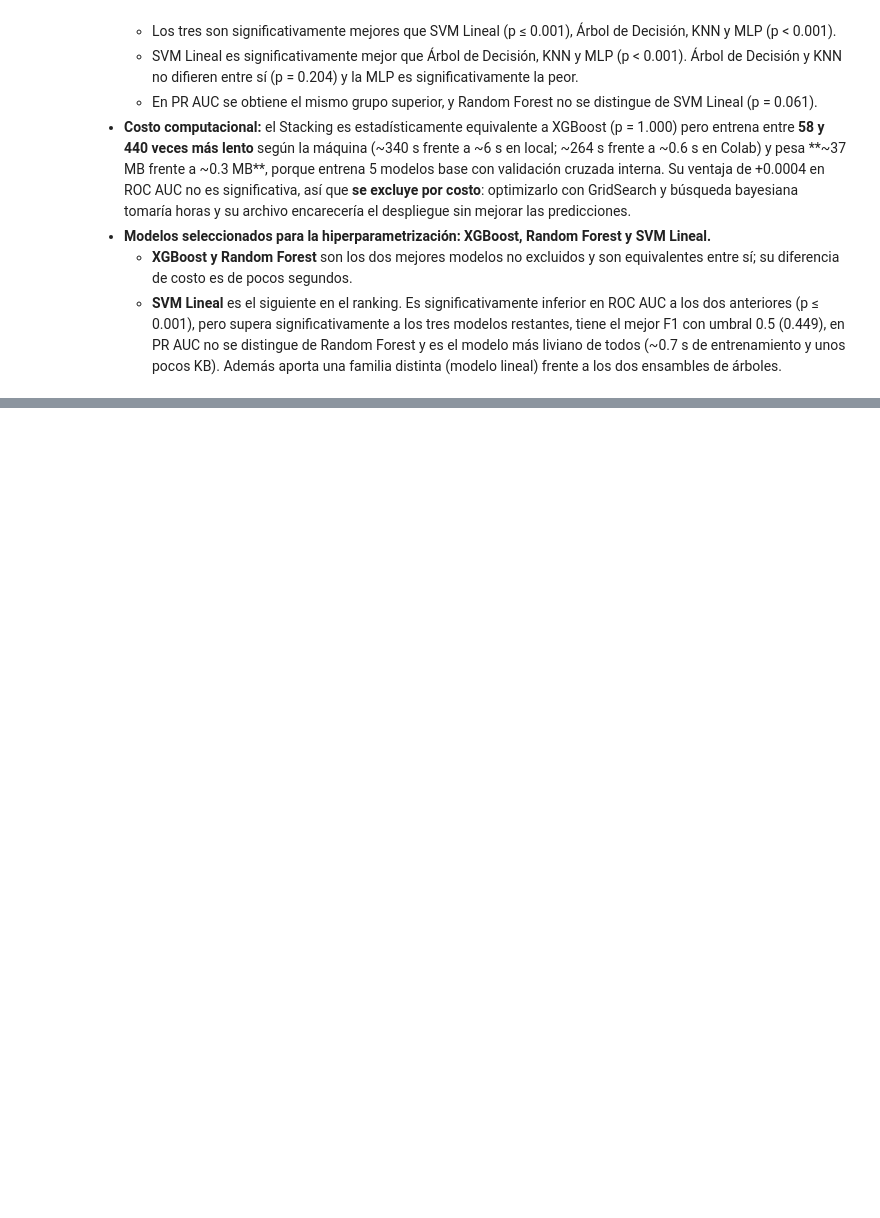
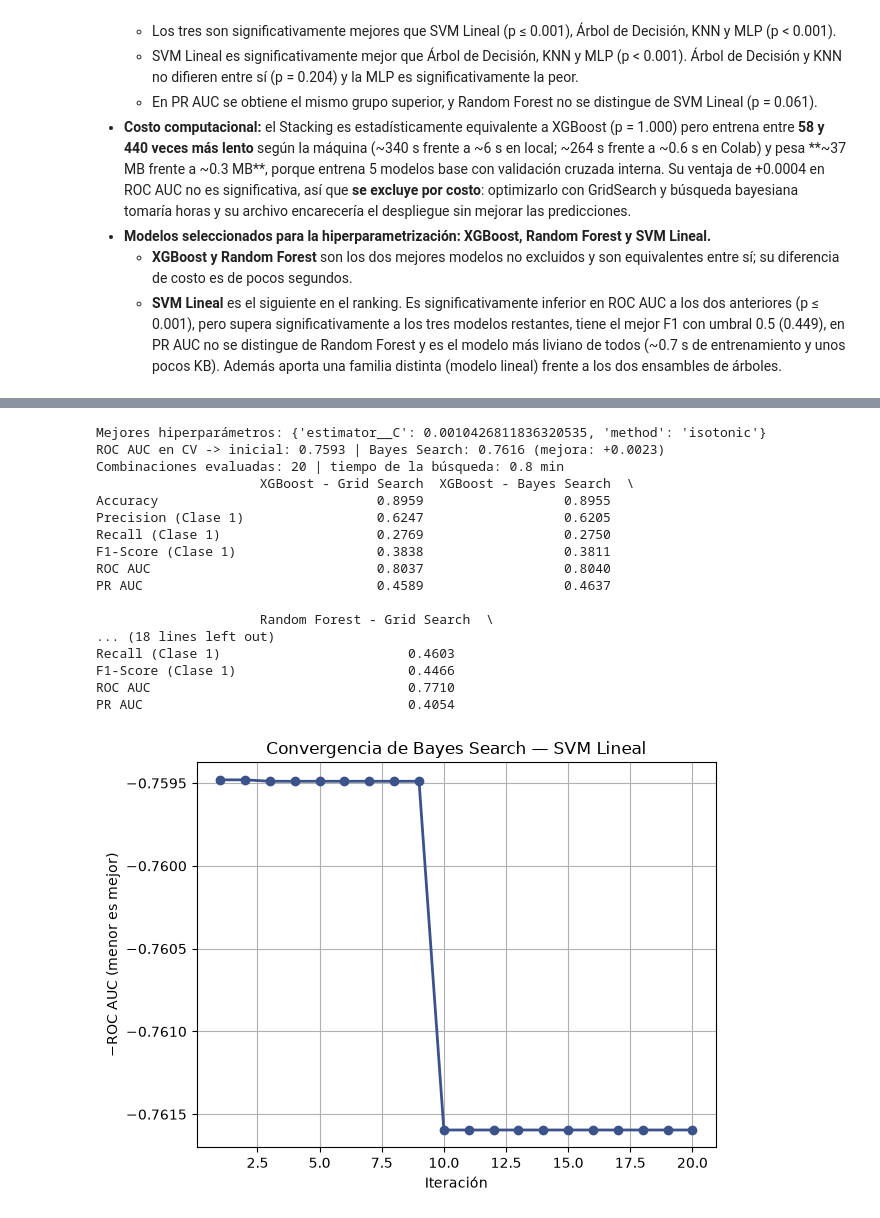
Before and after one commit to MariArbe/proyecto-final-mineria-datos-banco, a Jupyter notebook: 02_Modelado_Evaluacion_Bank_Marketing.ipynb, the cells around one changed output, grey strips where cells are left out. Drawn from its saved outputs; the diff is of its cells as text; code cells hidden in the pictures; blank space fills up the shorter version.

```diff
--- a/02_Modelado_Evaluacion_Bank_Marketing.ipynb
+++ b/02_Modelado_Evaluacion_Bank_Marketing.ipynb
@@ -1497,0 +1531,21 @@ Archivos guardados en 'entregables_modelado_bank':
+# %%
+# GridSearchCV - SVM Lineal
+param_grid = {
+    "modelo__estimator__C": [0.001, 0.01, 0.1, 1, 10],
+    "modelo__method": ["sigmoid", "isotonic"],
+}
+
+grid_search_svm = GridSearchCV(
+    estimator=crear_pipeline_cv(svm_model),  # preprocesamiento -> SMOTE -> SVM lineal calibrado
+    param_grid=param_grid,
+    cv=cv,             # 10 folds estratificados
+    scoring=scoring,   # Se maximiza el scoring
+    n_jobs=-1,         # Utilizar todos los núcleos disponibles
+    refit=True         # La mejor configuración se reentrena con todo Train
+)
+
+inicio = time.perf_counter()
+grid_search_svm.fit(X_train, y_train) #80%
+tiempos_busqueda[("SVM Lineal", "Grid Search")] = time.perf_counter() - inicio
+
+reportar_busqueda("SVM Lineal", "Grid Search", grid_search_svm)
@@ -1497,0 +1570,42 @@ Archivos guardados en 'entregables_modelado_bank':
+# %%
+# BayesSearchCV - SVM Lineal
+param_grid = {
+    "modelo__estimator__C": Real(1e-3, 1e2, prior="log-uniform"),
+    "modelo__method": Categorical(["sigmoid", "isotonic"]),
+}
+
+bayes_search_svm = BayesSearchCV(
+    estimator=crear_pipeline_cv(svm_model),  # preprocesamiento -> SMOTE -> SVM lineal calibrado
+    search_spaces=param_grid,
+    n_iter=20,         # Número de combinaciones a probar
+    cv=cv,             # 10 folds estratificados
+    scoring=scoring,   # Se maximiza el scoring
+    n_jobs=-1,         # Utilizar todos los núcleos disponibles
+    refit=True,        # La mejor configuración se reentrena con todo Train
+    random_state=42
+)
+
+inicio = time.perf_counter()
+bayes_search_svm.fit(X_train, y_train) #80%
+tiempos_busqueda[("SVM Lineal", "Bayes Search")] = time.perf_counter() - inicio
+
+reportar_busqueda("SVM Lineal", "Bayes Search", bayes_search_svm)
+# %% [output]
+Mejores hiperparámetros: {'estimator__C': 0.0010426811836320535, 'method': 'isotonic'}
+ROC AUC en CV -> inicial: 0.7593 | Bayes Search: 0.7616 (mejora: +0.0023)
+Combinaciones evaluadas: 20 | tiempo de la búsqueda: 0.8 min
+                     XGBoost - Grid Search  XGBoost - Bayes Search  \
+Accuracy                            0.8959                  0.8955
+Precision (Clase 1)                 0.6247                  0.6205
+Recall (Clase 1)                    0.2769                  0.2750
+F1-Score (Clase 1)                  0.3838                  0.3811
+ROC AUC                             0.8037                  0.8040
+PR AUC                              0.4589                  0.4637
+
+                     Random Forest - Grid Search  \
+... (18 lines left out)
+Recall (Clase 1)                        0.4603
+F1-Score (Clase 1)                      0.4466
+ROC AUC                                 0.7710
+PR AUC                                  0.4054
+[figure, added]
```
Also changed, not shown: parts of 27 cells of this notebook.
